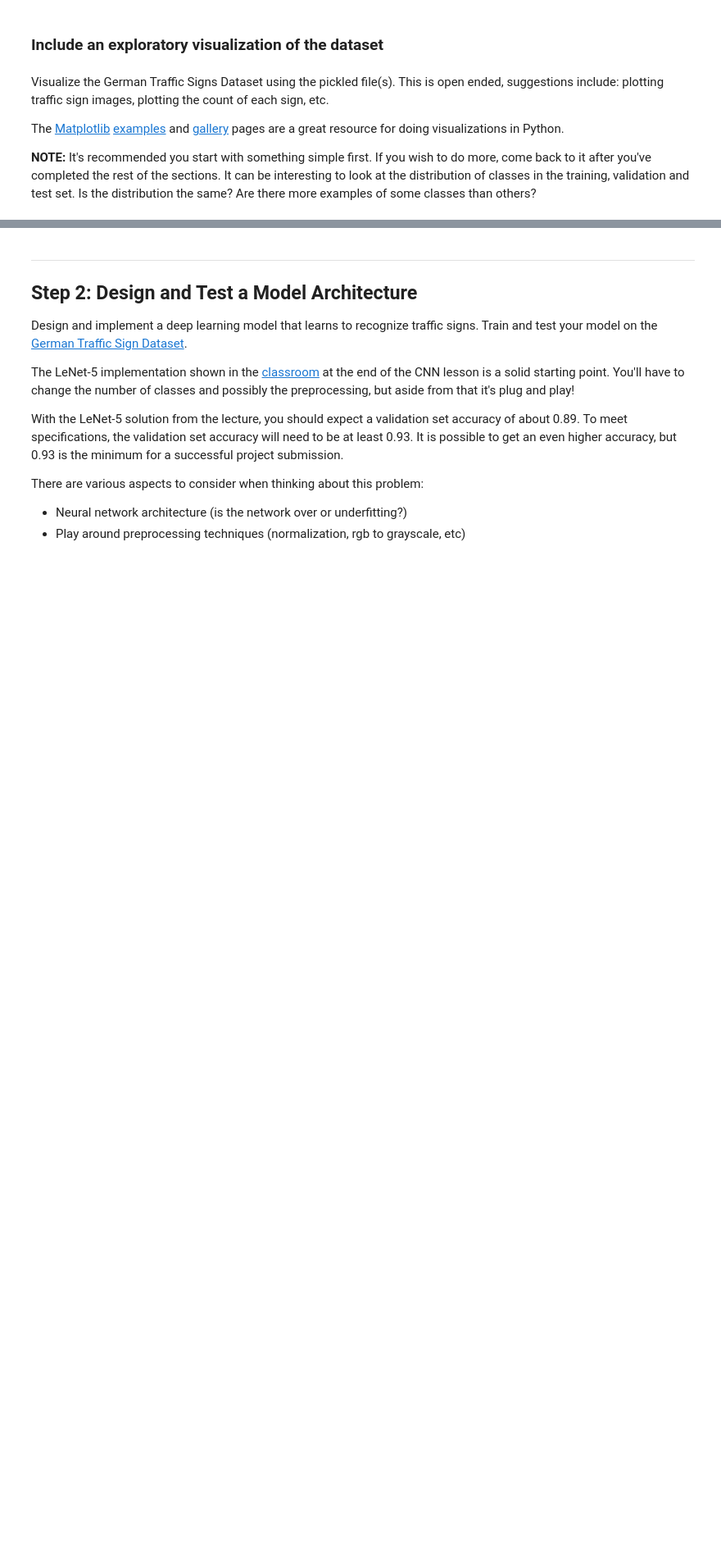
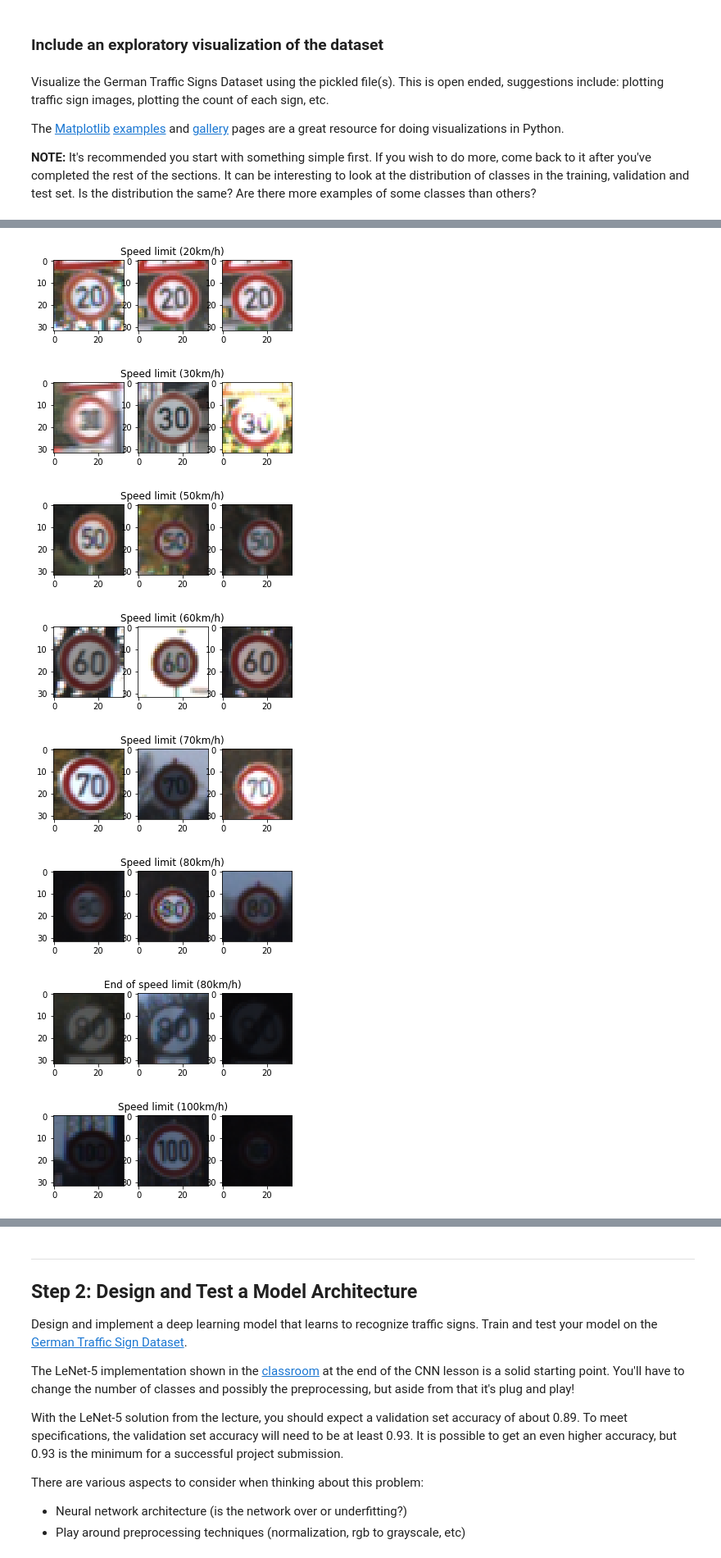
Before and after one commit to willofdiamond/CarND-Traffic-Sign-Classifier-Project, a Jupyter notebook: Traffic_Sign_Classifier.ipynb, the cells around one changed output, grey strips where cells are left out. Shown at 82% size. Saved outputs shown, nothing was run; the diff lists cells and outputs as text; code cells hidden in the pictures; blank space fills up the shorter version.

```diff
--- a/Traffic_Sign_Classifier.ipynb
+++ b/Traffic_Sign_Classifier.ipynb
@@ -185,0 +188,35 @@ plt.title(class_data.iloc[test['labels'][test_random_int],1])
+# %%
+def showImages(Images,class_data,class_label,index_array):
+    random_int1=random.randint(0, index_array.shape[0])
+    random_int2=random.randint(0, index_array.shape[0])
+    random_int3=random.randint(0, index_array.shape[0])
+    plt.figure()
+    plt.subplot(1,3,1)
+    plt.imshow(Images[index_array[random_int1]])
+    plt.subplots_adjust(right=.8)
+    plt.subplot(1,3,2)
+    plt.title(class_data.iloc[class_label,1])
+    plt.imshow(Images[index_array[random_int2]])
+    plt.subplots_adjust(right=.8)
+    plt.subplot(1,3,3)
+    plt.imshow(Images[index_array[random_int3]])
+
+
+
+#b=np.where(y_train==23)
+#index_array=b[0]
+#print(b[0])
+#plt.imshow(X_train[index_array[100]])
+#print(X_train[0].shape)
+for class_itr in range(n_classes):
+    index_array=np.where(y_train==class_itr)[0]
+    showImages(X_train,class_data,class_itr,index_array)
+# %% [output]
+[figure, added]
+[figure, added]
+[figure, added]
+[figure, added]
+[figure, added]
+[figure, added]
+[figure, added]
+[figure, added]
```
Also changed, not shown: parts of 16 cells of this notebook, 1 other file.
